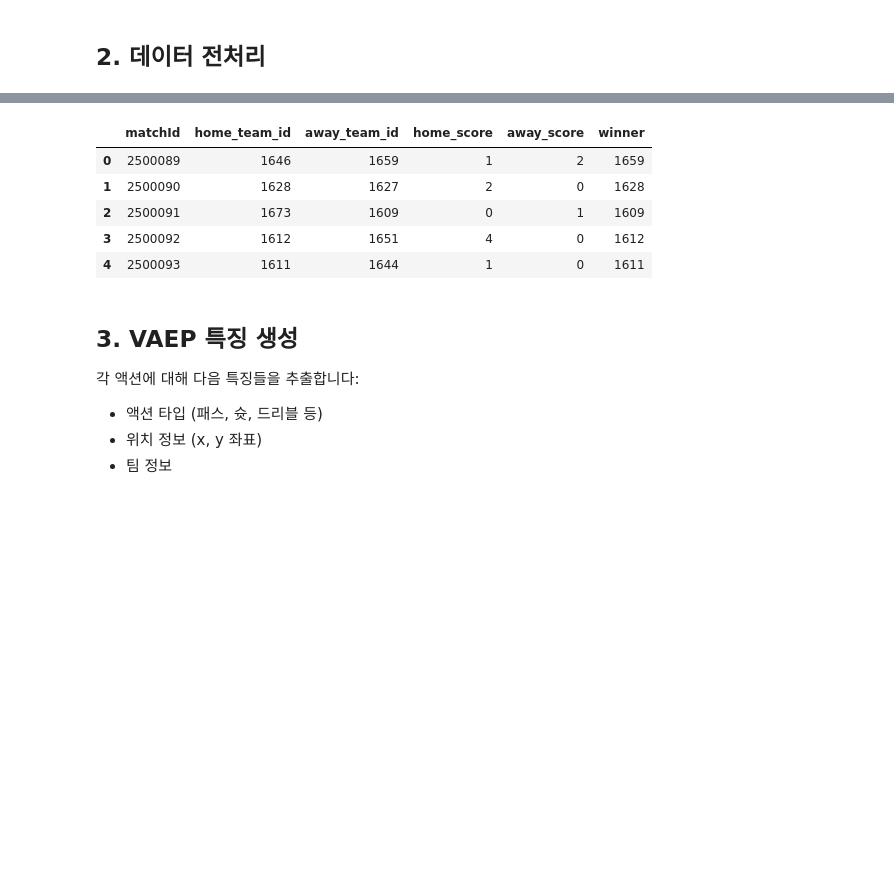
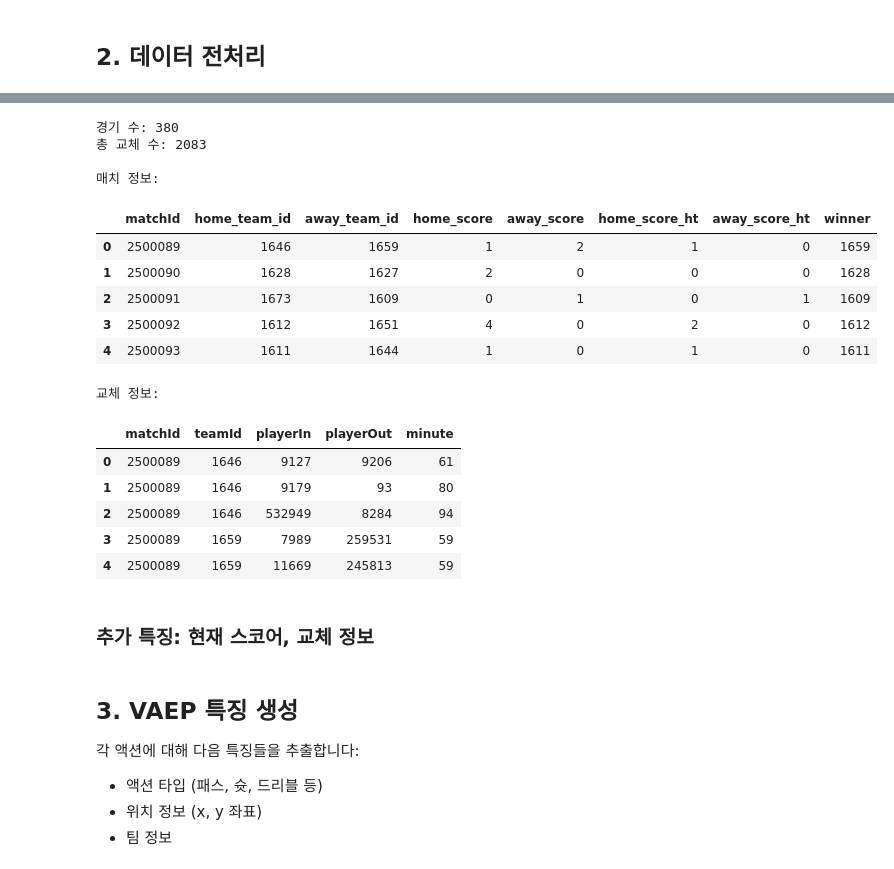
Before and after one commit to ryutt919/AIS, a Jupyter notebook: scripts/vaep_calculation.ipynb, the cells around one changed output, grey strips where cells are left out. Saved outputs shown, nothing was run; the diff lists cells and outputs as text; code cells hidden in the pictures; blank space fills up the shorter version.

Commit message:
전처리 추가  'score_diff',  # 현재 스코어 차이     'home_score_current',  # 현재 홈 스코어     'away_score_current',  # 현재 어웨이 스코어     'subs_used',  # 사용한 교체 수     'is_subbed_player'  # 교체되어 들어온 선수의 이벤트인지

```diff
--- a/scripts/vaep_calculation.ipynb
+++ b/scripts/vaep_calculation.ipynb
@@ -86,6 +86,11 @@ tag_mapping = pd.read_csv(data_dir / "tags2name.csv")
 print("이벤트 타입:")
 print(event_mapping['event_label'].unique())
 print(f"\n총 {len(event_mapping)} 개의 이벤트 타입")
+
+pd.set_option('display.max_rows', None)
+pd.set_option('display.max_columns', None)
+pd.set_option('display.width', None)
+pd.set_option('display.max_colwidth', None)
 # %% [output]
 이벤트 타입:
 ['Duel' 'Foul' 'Free Kick' 'Goalkeeper leaving line' 'Interruption'
@@ -149,29 +153,83 @@ events_df.head()
 # %%
-# 매치 데이터 처리 - 각 경기의 홈/어웨이 팀 정보
+# 매치 데이터 처리 - 각 경기의 홈/어웨이 팀 정보 (확장 버전)
 match_info = []
 for match in matches_raw:
     teams = match['teamsData']
     home_team = [t for t in teams.values() if t['side'] == 'home'][0]
     away_team = [t for t in teams.values() if t['side'] == 'away'][0]
 
     match_info.append({
         'matchId': match['wyId'],
         'home_team_id': home_team['teamId'],
         'away_team_id': away_team['teamId'],
         'home_score': home_team['score'],
         'away_score': away_team['score'],
+        'home_score_ht': home_team.get('scoreHT', 0),  # 전반전 스코어
+        'away_score_ht': away_team.get('scoreHT', 0),
         'winner': match['winner']
     })
 
 matches_df = pd.DataFrame(match_info)
-matches_df.head()
+
+# 교체 정보를 별도 DataFrame으로 저장 (안전하게)
+substitutions = []
+for match in matches_raw:
+    match_id = match['wyId']
+    teams = match['teamsData']
+
+    for team_data in teams.values():
+        team_id = team_data['teamId']
+        formation = team_data.get('formation', {})
+
+        # formation이 딕셔너리가 아니면 건너뛰기
+        if not isinstance(formation, dict):
+            continue
+
+        subs = formation.get('substitutions', [])
+
+        # substitutions가 리스트인지 확인
+        if not isinstance(subs, list):
+            continue
+
+        for sub in subs:
+            # sub가 딕셔너리인지 확인
+            if isinstance(sub, dict):
+                substitutions.append({
+                    'matchId': match_id,
+                    'teamId': team_id,
+                    'playerIn': sub.get('playerIn', 0),
+                    'playerOut': sub.get('playerOut', 0),
+                    'minute': sub.get('minute', 0)
+                })
+
+substitutions_df = pd.DataFrame(substitutions)
+
+print(f"경기 수: {len(matches_df)}")
+print(f"총 교체 수: {len(substitutions_df)}")
+print("\n매치 정보:")
+display(matches_df.head())
+print("\n교체 정보:")
+display(substitutions_df.head())
 # %% [output]
+경기 수: 380
+총 교체 수: 2083
+
+매치 정보:
-|  | matchId | home_team_id | away_team_id | home_score | away_score | winner |
-| 0 | 2500089 | 1646 | 1659 | 1 | 2 | 1659 |
-| 1 | 2500090 | 1628 | 1627 | 2 | 0 | 1628 |
-| 2 | 2500091 | 1673 | 1609 | 0 | 1 | 1609 |
-| 3 | 2500092 | 1612 | 1651 | 4 | 0 | 1612 |
-| 4 | 2500093 | 1611 | 1644 | 1 | 0 | 1611 |
+|  | matchId | home_team_id | away_team_id | home_score | away_score | home_score_ht | away_score_ht | winner |
+| 0 | 2500089 | 1646 | 1659 | 1 | 2 | 1 | 0 | 1659 |
+| 1 | 2500090 | 1628 | 1627 | 2 | 0 | 0 | 0 | 1628 |
+| 2 | 2500091 | 1673 | 1609 | 0 | 1 | 0 | 1 | 1609 |
+| 3 | 2500092 | 1612 | 1651 | 4 | 0 | 2 | 0 | 1612 |
+| 4 | 2500093 | 1611 | 1644 | 1 | 0 | 1 | 0 | 1611 |
+교체 정보:
+|  | matchId | teamId | playerIn | playerOut | minute |
+| 0 | 2500089 | 1646 | 9127 | 9206 | 61 |
+| 1 | 2500089 | 1646 | 9179 | 93 | 80 |
+| 2 | 2500089 | 1646 | 532949 | 8284 | 94 |
+| 3 | 2500089 | 1659 | 7989 | 259531 | 59 |
+| 4 | 2500089 | 1659 | 11669 | 245813 | 59 |
+# %% [markdown]
+### 추가 특징: 현재 스코어, 교체 정보
 # %% [markdown]
 ## 3. VAEP 특징 생성
 
```
Also changed, not shown: parts of 25 cells of this notebook, 5 other files.
